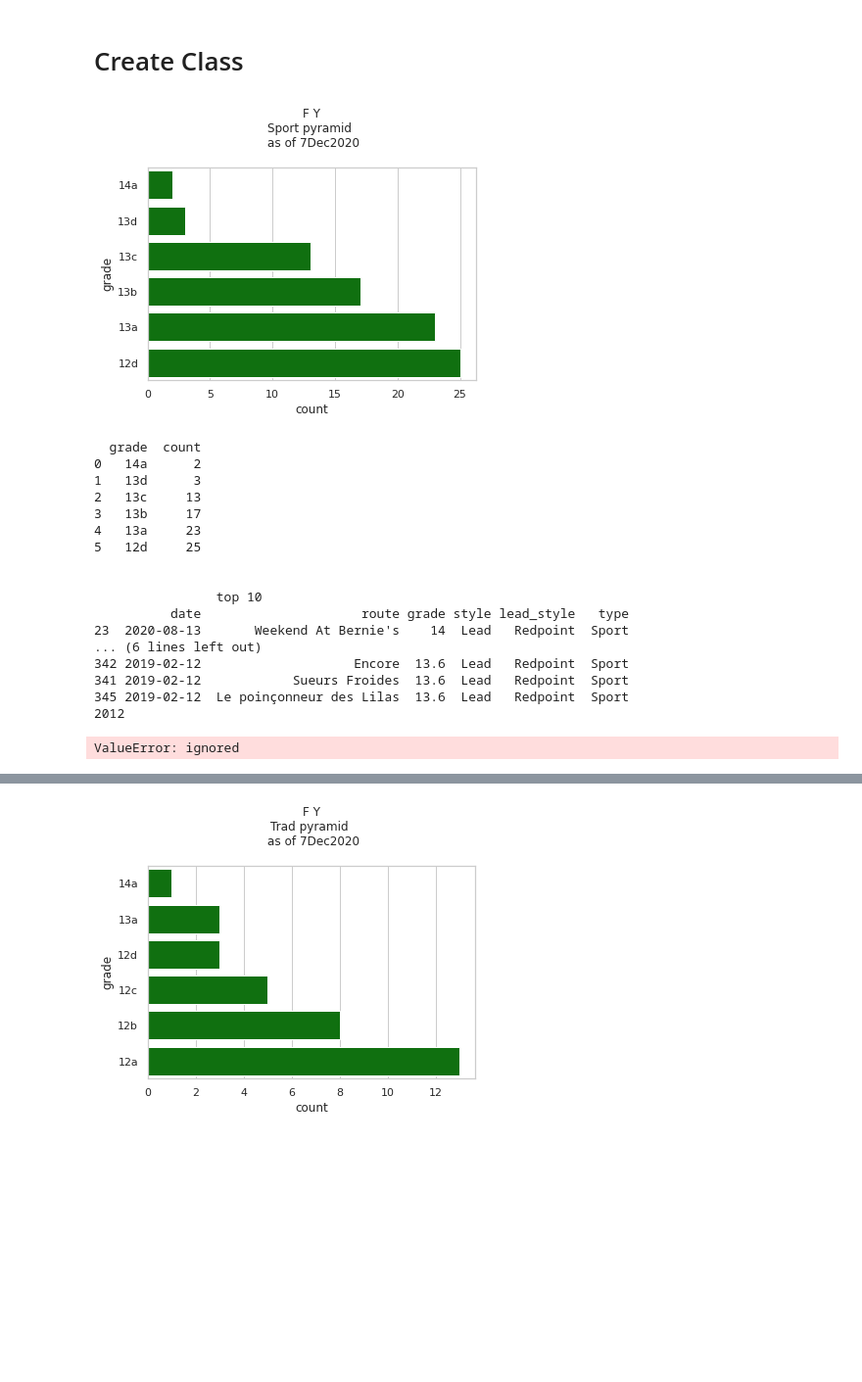
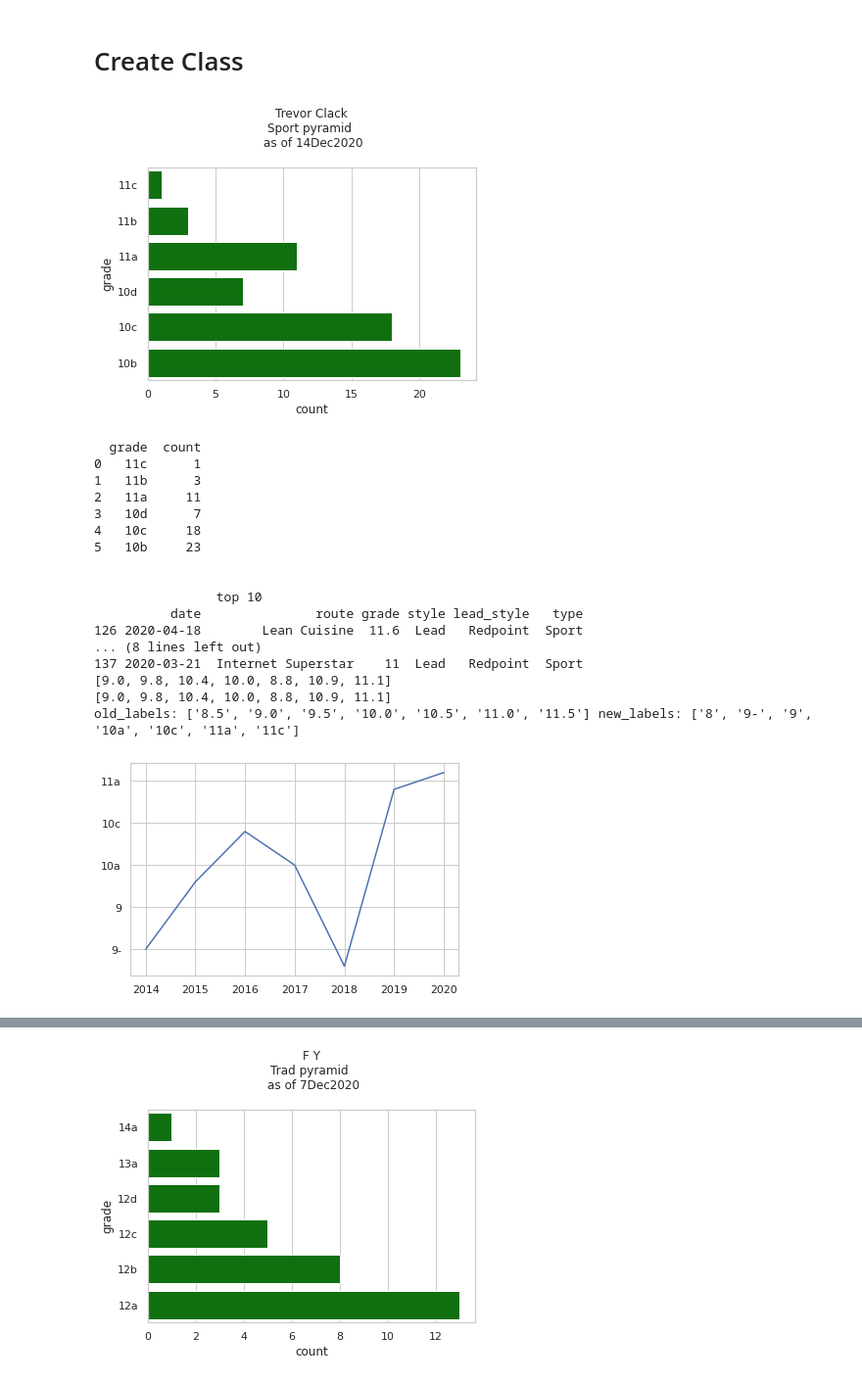
Before and after one commit to Tclack88/MountainProject, a Jupyter notebook: rp_os_pyramids.ipynb, the cells around one changed output, grey strips where cells are left out. Shown at 98% size. Cells and saved outputs as stored; diff of their text form; code cells hidden in the pictures; blank space fills up the shorter version.

Commit message:
fixed data errors with non numeric data. Matplot lib y labels are now rock grades

```diff
--- a/rp_os_pyramids.ipynb
+++ b/rp_os_pyramids.ipynb
@@ -648,6 +648,9 @@ class Pyramid:
     #TODO get rid of string grades (ex WI)
     # if data.grade.dtypes == str:
     # data = data[data.grade.str.isnumeric]
+    # df[df['id'].apply(lambda x: type(x) in [int, np.int64, float, np.float64])]
+    data = data[data.grade.apply(lambda x: type(x) in [int,np.int64, float, np.float64])] # get rid of strings (ex WI)
+    # data = data[data.grade.astype(str).str.isnumeric()]
     return data
 
   # @staticmethod
@@ -664,11 +667,7 @@ class Pyramid:
     eg. x_round(11.49) = 11.25, x_round(11.51) = 11.5
     and sub 10 numbers n to n.0, n.4 or n.8 whichever is closest - rounds down in ties
     """
-    # print(x)
-    if x == np.NaN:
-      print("is a nan!")
-      exit(0)
-    elif x >= 10:
+    if x >= 10:
       return floor(x*4)/4
     else:
       base = floor(x)
@@ -713,14 +712,6 @@ class Pyramid:
     labels = []
     for start, end in self.date_list:
       year = start[-4:]
-      print(year)
-      # if year == '2018':
-      ########################################################################
-      # if self.data.grade.dtype != np.number:
-      #   self.data = self.data[self.data.grade.str.isnumeric()]#.astype('float')
-      print(self.data)
-      print(self.data[(self.data.date >= start) & (self.data.date < end)].grade.value_counts())
-      print('good?')
       year_df = self.data[(self.data.date < end) & (self.data.date >= start)].sort_values('grade',ascending=False) # get year and arrange values
       year_df = year_df[~year_df['lead_style'].isin(['Fell/Hung', np.nan]) & ~year_df['style'].isin(['TR','Follow', np.nan])] # keep nans because at some piont Mountain Project included the tick type. Give benefit of doubt and assume they were all successful climbs
       year_df = year_df[:10]
@@ -740,17 +731,16 @@ class Pyramid:
       # print(f'{year}: {year_avg} -- ')
       # print(year_df['Style'].unique())
       # print(year_df.head(10), year_df.shape[0]) # uncomment to see the climbs
-
-    bottom, top = floor(min(avgs)), ceil(max(avgs))
-    label_range = sorted(list(set([float(self._x_round(grade)) for grade in self.new_ropes if (bottom <= grade <= top)])))
-    # print(label_range)
-    label_range_labels = [self._grade_to_letter(g) for g in label_range]
-    # print(label_range_labels)
-    # print(bottom, top)
-    print(avgs)
     avgs = [x if x != 0 else None for x in avgs]
-    print(avgs)
+    fig, ax = plt.subplots()
+    # fig.canvas.draw()
+    # ax.set_yticklabels(label_range_labels)
     plt.plot(years, avgs)
+    # change labels from numbers to letter grades
+    fig.canvas.draw()
+    old_labels = [item.get_text() for item in ax.get_yticklabels()]
+    new_labels = [self._grade_to_letter(self._x_round(float(label))) for label in old_labels]
+    ax.set_yticklabels(new_labels)
     plt.show(); #TODO
 
 
@@ -834,37 +824,38 @@ class Pyramid:
 # %%
 document = "https://www.mountainproject.com/user/109791883/trevor-clack/tick-export"   # Trevor
 # document = "https://www.mountainproject.com/user/110296901/morgan-f/tick-export"  # Morgan
 # document = "https://www.mountainproject.com/user/106234022/stormeh/tick-export" # Ryan Murphy
-document = "https://www.mountainproject.com/user/107183979/f-y/tick-export" # F Y - anaonymous strong climber I found
+# document = "https://www.mountainproject.com/user/107183979/f-y/tick-export" # F Y - anaonymous strong climber I found
+# document = "https://www.mountainproject.com/user/200029217/michael-tassone/tick-export"
 # area_url = "https://www.mountainproject.com/area/classics/108189726/fairview-mountain"
 area_url = "https://www.mountainproject.com/area/classics/105931166/central-pinnacles"
 P = Pyramid(document)
 # P.make_recommendations(area_url)
 # P.show_pyramids('trad')
 P.show_pyramids()
 # P.yearly_mileage
 P.yearly_progress()
 # TODO: fix the show_pyramids, with 'None' it shows one then doesn't show the other
 # %% [output]
-[figure, old version]
+[figure, new version]
   grade  count
-0   14a      2
-1   13d      3
-2   13c     13
-3   13b     17
-4   13a     23
-5   12d     25
+0   11c      1
+1   11b      3
+2   11a     11
+3   10d      7
+4   10c     18
+5   10b     23
 
 
                 top 10
-          date                     route grade style lead_style   type
-23  2020-08-13       Weekend At Bernie's    14  Lead   Redpoint  Sport
-... (6 lines left out)
-342 2019-02-12                    Encore  13.6  Lead   Redpoint  Sport
-341 2019-02-12            Sueurs Froides  13.6  Lead   Redpoint  Sport
-345 2019-02-12  Le poinçonneur des Lilas  13.6  Lead   Redpoint  Sport
-2012
+          date               route grade style lead_style   type
+126 2020-04-18        Lean Cuisine  11.6  Lead   Redpoint  Sport
+... (8 lines left out)
+137 2020-03-21  Internet Superstar    11  Lead   Redpoint  Sport
+[9.0, 9.8, 10.4, 10.0, 8.8, 10.9, 11.1]
+[9.0, 9.8, 10.4, 10.0, 8.8, 10.9, 11.1]
+old_labels: ['8.5', '9.0', '9.5', '10.0', '10.5', '11.0', '11.5'] new_labels: ['8', '9-', '9', '10a', '10c', '11a', '11c']
-ValueError: ignored
+[figure, added]
 # %%
 P.yearly_mileage
 # %% [output]
```
Also changed, not shown: parts of 1 cell of this notebook.
